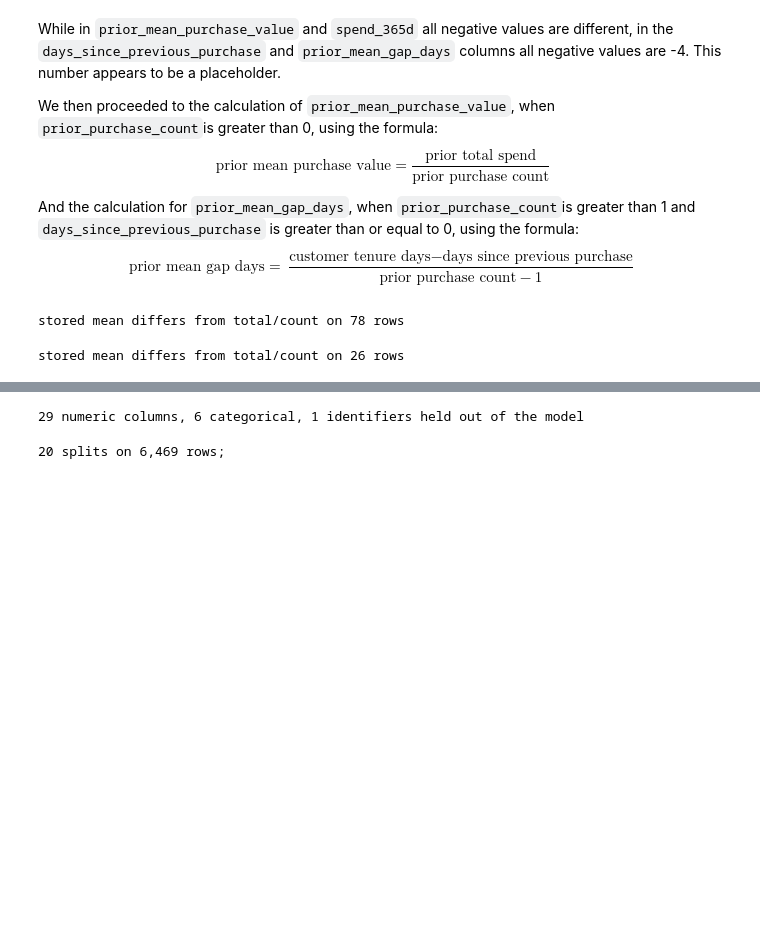
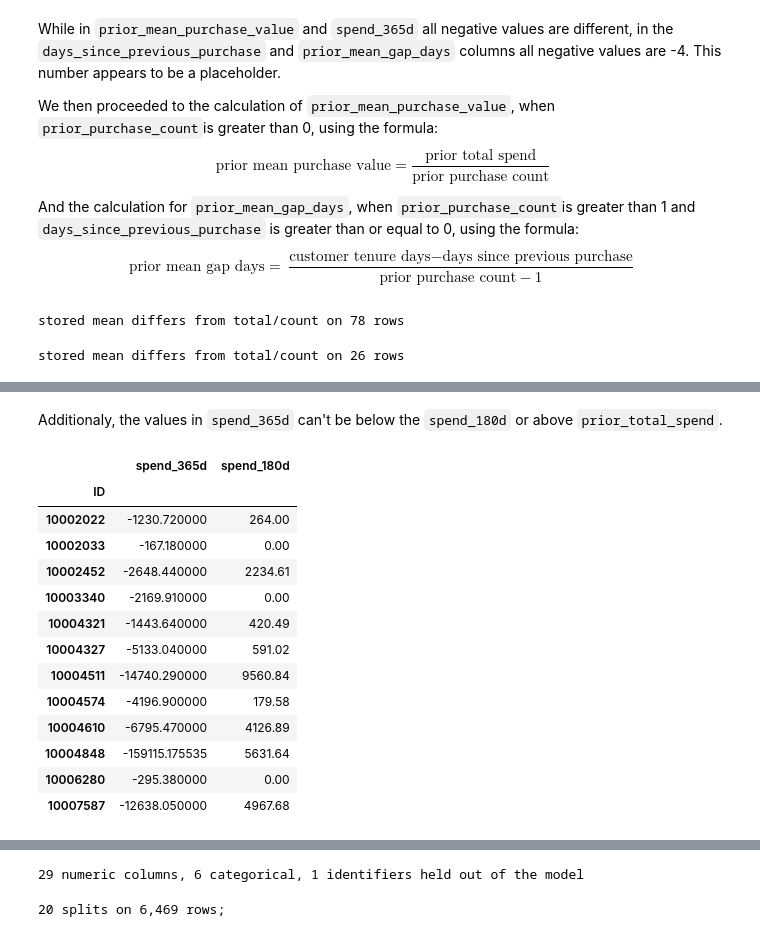
Before and after one commit to saradfalves/ML_Group_09, a Jupyter notebook: notebooks/nb2_cleaning_data.ipynb, the cells around one changed output, grey strips where cells are left out. Drawn from its saved outputs; the diff is of its cells as text; code cells hidden in the pictures; blank space fills up the shorter version.

```diff
--- a/notebooks/nb2_cleaning_data.ipynb
+++ b/notebooks/nb2_cleaning_data.ipynb
@@ -202,0 +223,20 @@ if share_none > 0.99:
+# %% [markdown]
+Additionaly, the values in `spend_365d` can't be below the `spend_180d` or above `prior_total_spend`.
+# %%
+s = train_copy["spend_365d"]
+train_copy.loc[s.notna() & (s < train_copy["spend_180d"] - 0.01), ["spend_365d", "spend_180d"]]
+# %% [output]
+|  | spend_365d | spend_180d |
+| ID |  |  |
+| 10002022 | -1230.720000 | 264.00 |
+| 10002033 | -167.180000 | 0.00 |
+| 10002452 | -2648.440000 | 2234.61 |
+| 10003340 | -2169.910000 | 0.00 |
+| 10004321 | -1443.640000 | 420.49 |
+| 10004327 | -5133.040000 | 591.02 |
+| 10004511 | -14740.290000 | 9560.84 |
+| 10004574 | -4196.900000 | 179.58 |
+| 10004610 | -6795.470000 | 4126.89 |
+| 10004848 | -159115.175535 | 5631.64 |
+| 10006280 | -295.380000 | 0.00 |
+| 10007587 | -12638.050000 | 4967.68 |
```
Also changed, not shown: parts of 34 cells of this notebook, 3 other files.
